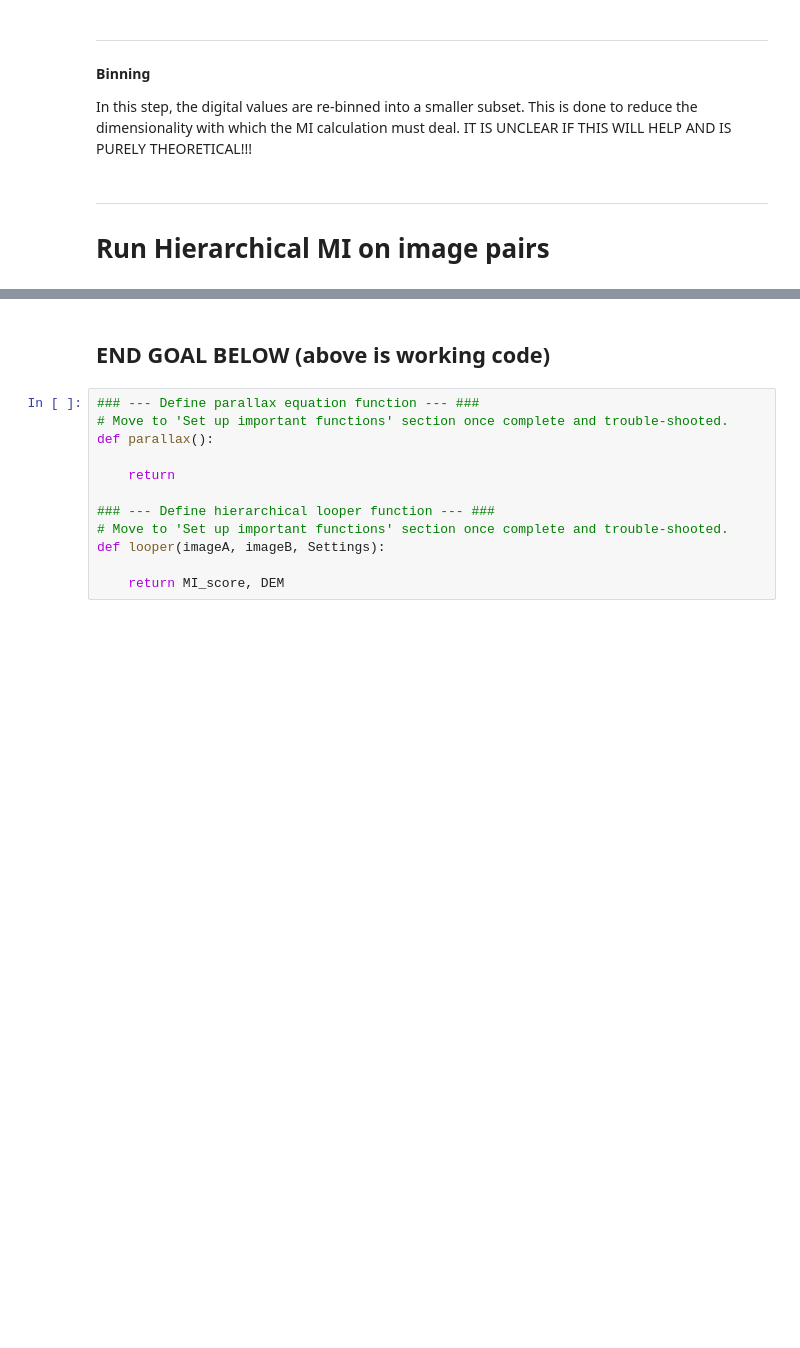
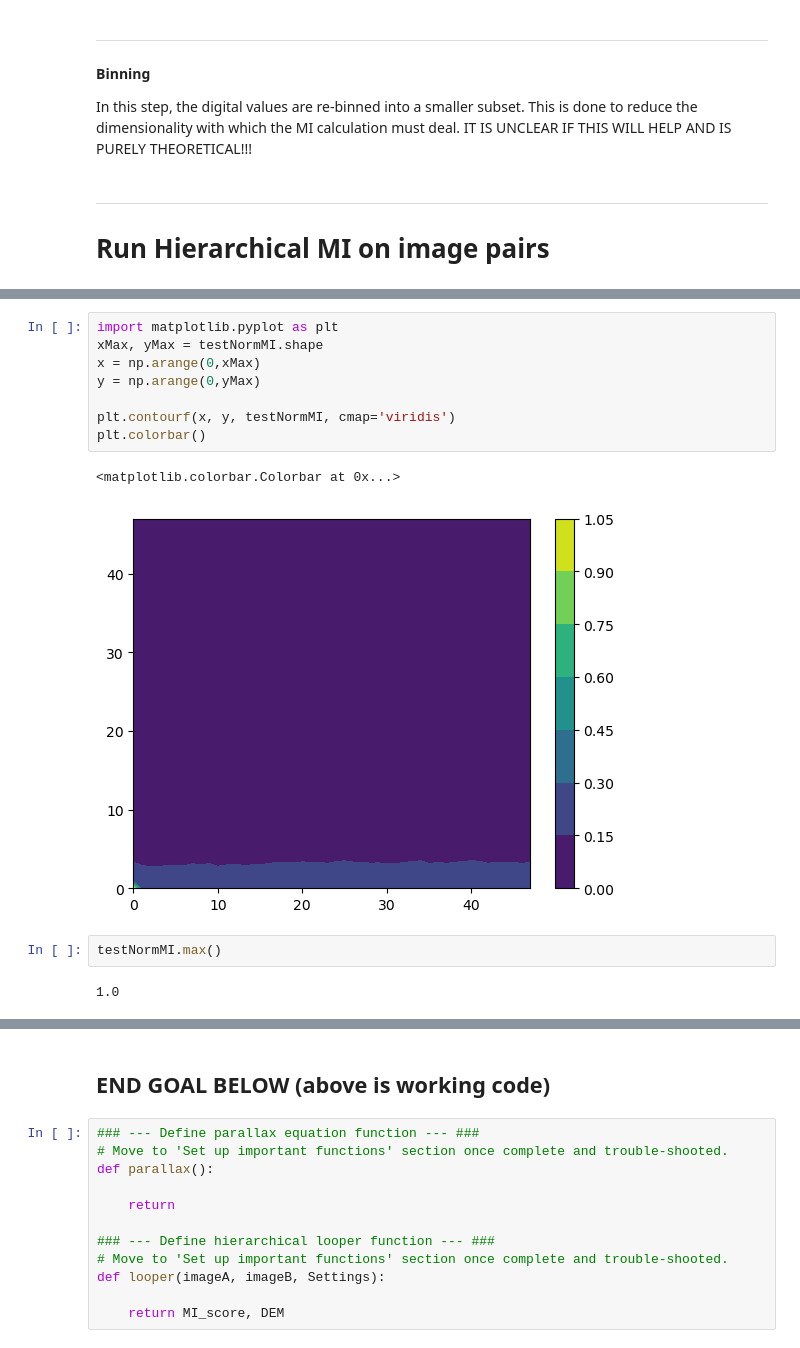
Before and after one commit to knicely/MISDT, a Jupyter notebook: MISDT.ipynb, the cells around one changed output, grey strips where cells are left out. Drawn from its saved outputs; the diff is of its cells as text; blank space fills up the shorter version.

```diff
--- a/MISDT.ipynb
+++ b/MISDT.ipynb
@@ -402,0 +431,15 @@ IndexError: index 1690 is out of bounds for axis 0 with size 1690
+# %%
+import matplotlib.pyplot as plt
+xMax, yMax = testNormMI.shape
+x = np.arange(0,xMax)
+y = np.arange(0,yMax)
+
+plt.contourf(x, y, testNormMI, cmap='viridis')
+plt.colorbar()
+# %% [output]
+<matplotlib.colorbar.Colorbar at 0x...>
+[figure, added]
+# %%
+testNormMI.max()
+# %% [output]
+1.0
```
Also changed, not shown: parts of 22 cells of this notebook.
